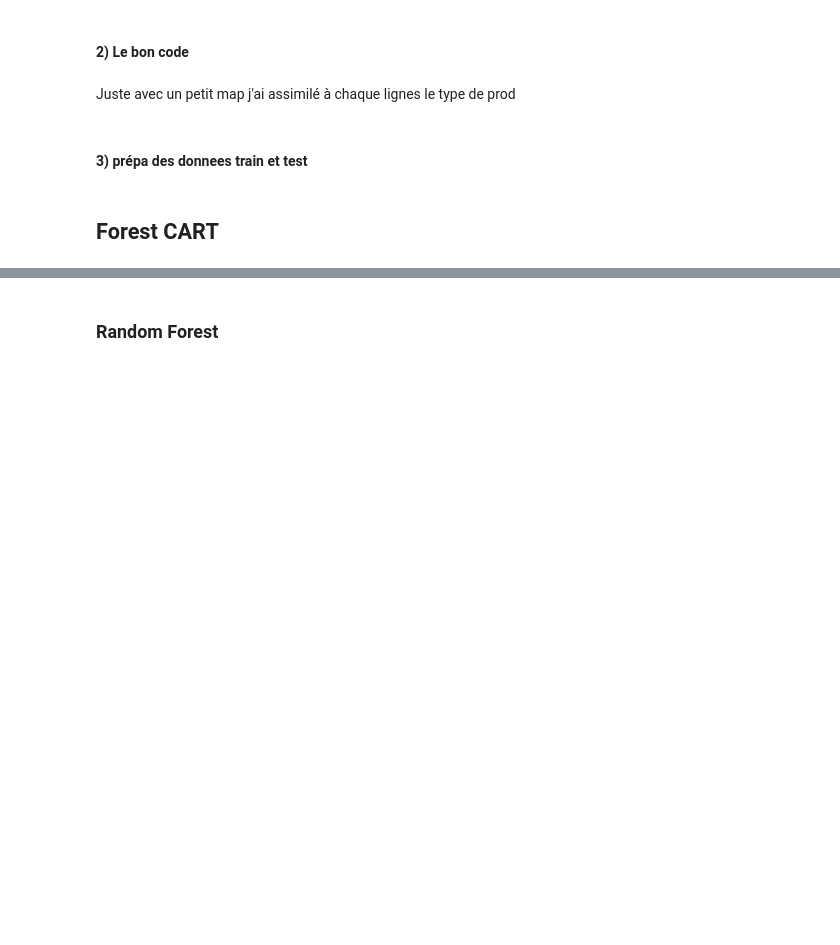
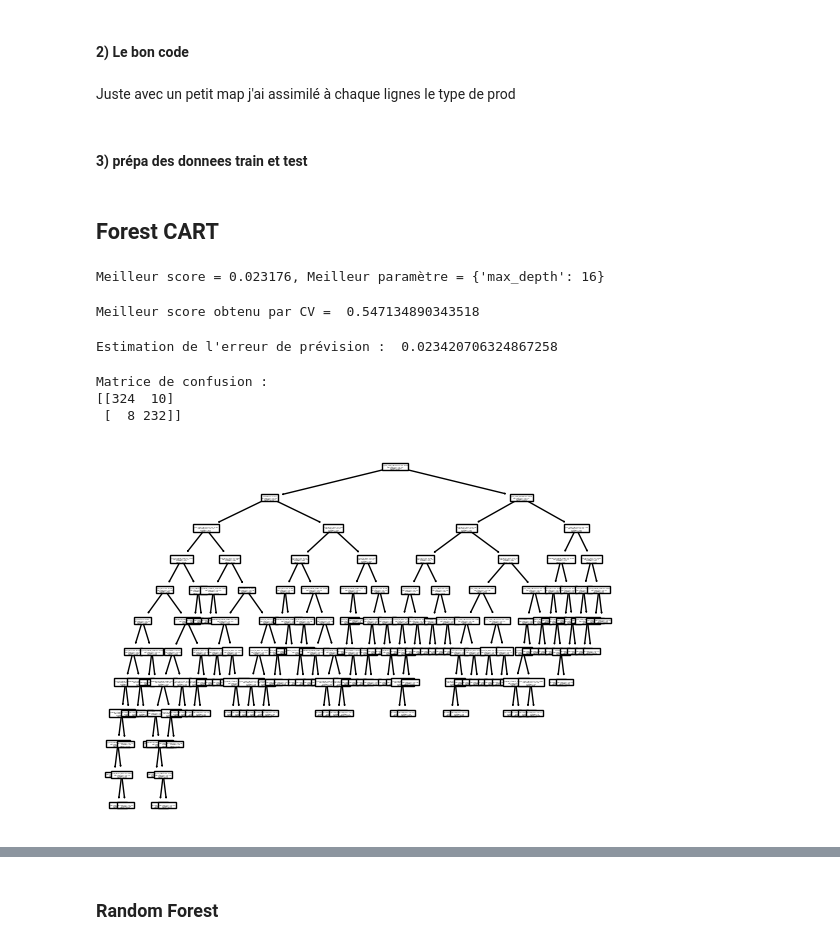
Before and after one commit to PaolaDeTruchis/MachineLearning, a Jupyter notebook: Projet_ML_Python.ipynb, the cells around one changed output, grey strips where cells are left out. Saved outputs shown, nothing was run; the diff lists cells and outputs as text; code cells hidden in the pictures; blank space fills up the shorter version.

Commit message:
Add files via upload
CART matrice confusion, ccp

```diff
--- a/Projet_ML_Python.ipynb
+++ b/Projet_ML_Python.ipynb
@@ -967,14 +967,28 @@ t_total = te-ts
 # %%
 from sklearn.tree import DecisionTreeRegressor
 # Optimisation de la profondeur de l'arbre
-param=[{"max_depth":list(range(2,12))}]
-tree= GridSearchCV(DecisionTreeRegressor(),param,cv=10,n_jobs=-1)
+param=[{"max_depth":list(range(2,20))}]
+tree= GridSearchCV(DecisionTreeRegressor(ccp_alpha=0.001),param,cv=10,n_jobs=-1)
 treeOpt=tree.fit(Xr_train, CO2_train)
 # paramètre optimal
 print("Meilleur score = %f, Meilleur paramètre = %s" % (1. - treeOpt.best_score_,treeOpt.best_params_))
+# %% [output]
+Meilleur score = 0.023176, Meilleur paramètre = {'max_depth': 16}
+# %%
+best_index = np.argmin(treeOpt.cv_results_['mean_test_score'])
+
+best_index_numeric = float(best_index)
+
+best_model = treeOpt.best_estimator_
+
+print("Meilleur score obtenu par CV = ", treeOpt.cv_results_['mean_test_score'][best_index])
+# %% [output]
+Meilleur score obtenu par CV =  0.547134890343518
 # %%
 # Estimation de l'erreur de prévision
 print("Estimation de l'erreur de prévision : ",1-treeOpt.score(Xr_test,CO2_test))
+# %% [output]
+Estimation de l'erreur de prévision :  0.023420706324867258
 # %%
 # prévision de l'échantillon test
 y_chap = treeOpt.predict(Xr_test)
@@ -984,12 +995,33 @@ table=pd.crosstab(y_chap,CO2_test)
+# %%
+from sklearn.metrics import confusion_matrix
+
+pred_factor = (y_chap > 10).astype(int)
+
+# Convertir les valeurs réelles en facteur (classes)
+true_factor = (CO2_test > 10).astype(int)
+
+# Calculer la matrice de confusion
+confusion_mat = confusion_matrix(true_factor, pred_factor)
+
+# Afficher la matrice de confusion
+print("Matrice de confusion :")
+print(confusion_mat)
+# %% [output]
+Matrice de confusion :
+[[324  10]
+ [  8 232]]
 # %%
 from sklearn.tree import plot_tree
 import matplotlib.pyplot as plt
-treeG=DecisionTreeRegressor(max_depth=treeOpt.best_params_['max_depth'])
+# treeG=DecisionTreeRegressor(max_depth=treeOpt.best_params_['max_depth'])
+treeG = best_model
 treeG.fit(Xr_train,CO2_train)
 plot_tree(treeG,feature_names=dfC.columns.tolist())
 plt.show()
 feature_names=dfC.columns.tolist()
 # print("node 0 : ",feature_names[treeG.tree_.feature[0]]," <= ",treeG.tree_.threshold[0])
+# %% [output]
+[figure, added]
 # %%
 # Calcul des coûts de complexité
 ccp_alphas = treeG.cost_complexity_pruning_path(X_train, CO2_train)["ccp_alphas"]
```
Also changed, not shown: parts of 3 cells of this notebook.
